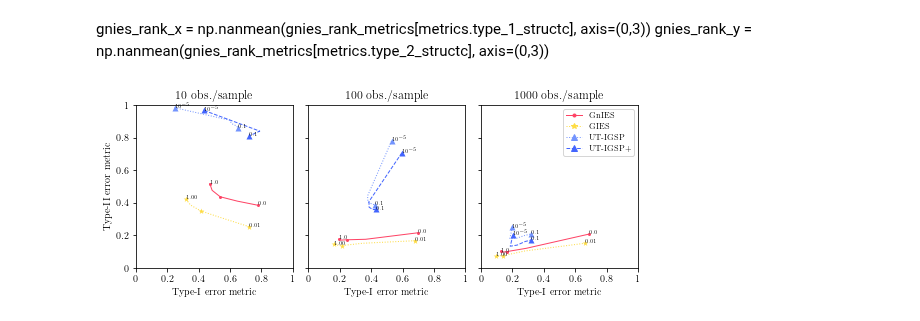
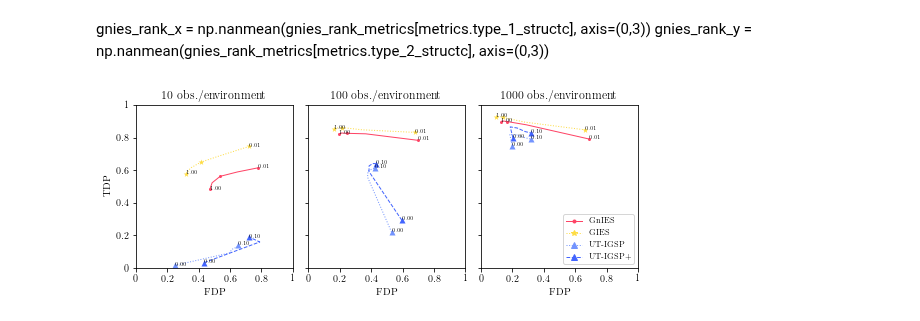
Before and after one commit to juangamella/gnies-paper, a Jupyter notebook: figure_model_mismatch.ipynb, the cells around one changed output. Saved outputs shown, nothing was run; the diff lists cells and outputs as text; code cells hidden in the pictures.

```diff
--- a/figure_model_mismatch.ipynb
+++ b/figure_model_mismatch.ipynb
@@ -133,11 +121,13 @@ gnies_rank_metrics[metrics.success_metric].mean()
 gnies_x = np.nanmean(gnies_metrics[metrics.type_1_structc], axis=(0,3))
 gnies_y = np.nanmean(gnies_metrics[metrics.type_2_structc], axis=(0,3))
 
-utigsp_x = np.nanmean(utigsp_metrics[metrics.type_1_structc], axis=(0,4))
-utigsp_y = np.nanmean(utigsp_metrics[metrics.type_2_structc], axis=(0,4))
+idx = list(range(len(utigsp_alphas)))
+utigsp_x = np.nanmean(utigsp_metrics[metrics.type_1_structc], axis=(0,4))[idx,idx]
+utigsp_y = np.nanmean(utigsp_metrics[metrics.type_2_structc], axis=(0,4))[idx,idx]
 
-utigsp_plus_x = np.nanmean(utigsp_plus_metrics[metrics.type_1_structc], axis=(0,4))
-utigsp_plus_y = np.nanmean(utigsp_plus_metrics[metrics.type_2_structc], axis=(0,4))
+idx = list(range(len(utigsp_plus_alphas)))
+utigsp_plus_x = np.nanmean(utigsp_plus_metrics[metrics.type_1_structc], axis=(0,4))[idx,idx]
+utigsp_plus_y = np.nanmean(utigsp_plus_metrics[metrics.type_2_structc], axis=(0,4))[idx,idx]
 
 gies_x = np.nanmean(gies_metrics[metrics.type_1_structc], axis=(0,3))
 gies_y = np.nanmean(gies_metrics[metrics.type_2_structc], axis=(0,3))
@@ -151,14 +141,14 @@ lineopts = {'linewidth': 1}
 ticks = [0, 0.2, 0.4, 0.6, 0.8, 1]
 marker = {'gnies': '.',
           'gnies_rank': '.',
-          'ges': '*',
+          'gies': '*',
           'ut_igsp': '^',
           'ut_igsp+': '^',
           'jci_pc': 's',
 }
 style = {'gnies': '-',
          'gnies_rank': ':',
-         'ges': ':',
+         'gies': ':',
          'ut_igsp': ':',
          'ut_igsp+': '--',
          'jci_pc': ':',
@@ -166,7 +156,7 @@ style = {'gnies': '-',
 }
 color = {'gnies': colors[0],
          'gnies_rank': colorsa[0],
-         'ges': colors[1],
+         'gies': colors[1],
          'ut_igsp': colors[4],
          'ut_igsp+': colors[5],
          'jci_pc': colors[2],
@@ -175,92 +165,71 @@ color = {'gnies': colors[0],
 
 print_names = {'gnies': 'GnIES',
                #'gnies_rank': 'GnIES-rank',
-               'ges': 'GIES',
+               'gies': 'GIES',
                'ut_igsp': 'UT-IGSP',
                'ut_igsp+': 'UT-IGSP+',
                #'jci_pc': 'JCI-PC',
 }
+
+def plot_metric(ax, values_x, values_y, lambdas, method, points, text):
+    values_y = 1 - values_y
+    ax.plot(values_x, values_y, color=color[method], linestyle=style[method], **lineopts)
+    for j, l in enumerate(lambdas):
+        #ax.scatter(values_x[j], values_y[j], color=color[method], marker=".", linewidth=0)
+        if text and j==0 or l==lambdas[-1]:
+            ax.text(values_x[j], values_y[j], "$%0.2f$" % l, fontsize=textsize)
+        if j in points:
+            ax.scatter(values_x[j], values_y[j], color=color[method], marker=marker[method], linewidth=0)
+
+def set_ax(ax, yticks=True):
+    ax.set_xlim([0,1])
+    ax.set_ylim([0,1])
+    ax.set_xlabel('FDP')
+    ax.set_ylabel('TDP') if yticks else None
+    ax.set_yticks(ticks)
+    ax.set_xticks(ticks)
+    ax.set_xticklabels(ticks)
+    ax.set_yticklabels(ticks) if yticks else ax.set_yticklabels([])
 
 
 gs = gridspec.GridSpec(1, 3, wspace=0.10, hspace=0.2)
 plt.figure(figsize=(9,3))
 ax = plt.gca()
 
 for i,n in enumerate(Ns):
     plt.subplot(gs[i])
     ax = plt.gca()
 
     # Plot GnIES
-    ax.plot(gnies_x[:,i], gnies_y[:,i], color=color['gnies'], linestyle=style['gnies'], **lineopts)
-    for j in [0,2,len(gnies_lambdas) - 1]:
-        ax.scatter(gnies_x[j,i], gnies_y[j,i], color=color['gnies'], marker=marker['gnies'], linewidth=0)
-        l = gnies_lambdas[j]
-        if text and l!=0.5:
-            ax.text(gnies_x[j,i], gnies_y[j,i], "$%0.1f$" % l, fontsize=textsize)
-
-    # Plot GnIES-rank
-#    ax.plot(gnies_rank_x[:,i], gnies_rank_y[:,i], color=color['gnies_rank'], linestyle=style['gnies_rank'], **lineopts)
-#    for j in [0,2,len(gnies_rank_lambdas) - 1]:
-#        ax.scatter(gnies_rank_x[j,i], gnies_rank_y[j,i], color=color['gnies_rank'], marker=marker['gnies_rank'], linewidth=0)
-#        l = gnies_rank_lambdas[j]
-#        if text and l!=0.5:
-#            ax.text(gnies_rank_x[j,i], gnies_rank_y[j,i], "$%0.1f$" % l, fontsize=textsize)
+    plot_metric(ax, gnies_x[:,i], gnies_y[:,i], gnies_lambdas, 'gnies', [0,2,len(gnies_lambdas)-1], True)
 
     # Plot UT-IGSP
-    idx = list(range(len(utigsp_alphas)))
-    ax.plot(utigsp_x[idx,idx,i], utigsp_y[idx,idx,i], color=color['ut_igsp'], marker=None, linestyle=style['ut_igsp'], **lineopts)
-    for j in [0,len(utigsp_alphas) - 1]:
-        ax.scatter(utigsp_x[j,j,i], utigsp_y[j,j,i], color=color['ut_igsp'], marker=marker['ut_igsp'], linewidth=0)
-        a = utigsp_alphas[j]
-        if text:
-            lbl = "$10^{-5}$" if a < 0.01 else "$%0.1f$"
-            ax.text(utigsp_x[j,j,i], utigsp_y[j,j,i], lbl % a, fontsize=textsize)
+    plot_metric(ax, utigsp_x[:,i], utigsp_y[:,i], utigsp_alphas, 'ut_igsp', [0,len(utigsp_alphas)-1], True)
 
     # Plot UT-IGSP+
-    idx = list(range(len(utigsp_plus_alphas)))
-    ax.plot(utigsp_plus_x[idx,idx,i], utigsp_plus_y[idx,idx,i], color=color['ut_igsp+'], marker=None, linestyle=style['ut_igsp+'], **lineopts)
-    for j in [0,len(utigsp_plus_alphas) - 1]:
-        ax.scatter(utigsp_plus_x[j,j,i], utigsp_plus_y[j,j,i], color=color['ut_igsp+'], marker=marker['ut_igsp+'], linewidth=0)
-        if text:
-            a = utigsp_plus_alphas[j]
-            lbl = "$10^{-5}$" if a < 0.001 else "$%0.1f$"
-            ax.text(utigsp_plus_x[j,j,i], utigsp_plus_y[j,j,i], lbl % a, fontsize=textsize)
+    plot_metric(ax, utigsp_plus_x[:,i], utigsp_plus_y[:,i], utigsp_plus_alphas, 'ut_igsp+', [0,len(utigsp_plus_alphas)-1], True)
 
-    # Plot GIES
-    ax.plot(gies_x[:,i], gies_y[:,i], color=color['ges'], linestyle=style['ges'], **lineopts)
-    for j in [0,2,len(gies_lambdas) - 1]:
-        l = gies_lambdas[j]
-        ax.scatter(gies_x[j,i], gies_y[j,i], color=color['ges'], marker=marker['ges'], linewidth=0)
-        if l!=0.5 and text:
-            ax.text(gies_x[j,i], gies_y[j,i], "$%0.2f$" % l, fontsize=textsize)
+    # Plot gies
+    plot_metric(ax, gies_x[:,i], gies_y[:,i], gies_lambdas, 'gies', [0,2,len(gies_lambdas)-1], True)
 
 
-
-    ax.set_xlim([0,1])
-    ax.set_ylim([0,1])
-    ax.set_xlabel('Type-I error metric')
-    ax.set_title("%d obs./sample" % n)
-    ax.set_ylabel('Type-II error metric') if i == 0 else None
-    ax.set_yticks(ticks)
-    ax.set_xticks(ticks)
-    ax.set_xticklabels(ticks)
-    ax.set_yticklabels([]) if i != 0 else ax.set_yticklabels(ticks)
-
+    set_ax(ax, yticks=i==0)
+    ax.set_title("%d obs./environment" % n)
 
 # Build legend
 method_entries = [Line2D([0], [0],
                          linewidth=1,
                          linestyle=style[method],
                          marker=marker[method],
                          color=color[method]) for method in print_names.keys()]
 method_str = list(print_names.values())
 ax.legend(method_entries, #+ sample_size_entries
           method_str, # + sample_size_str
           prop={'size':8},
-          loc='upper right',
+          loc='lower right',
         ncol=1)
 
 
-plt.savefig('figures/figure_1_do.pdf', bbox_inches='tight')
+plt.savefig('figures/figure_mismatch.pdf', bbox_inches='tight')
 # %% [output]
-[figure, old version]
+[figure, new version]
```
Also changed, not shown: parts of 8 cells of this notebook, 2 other files.
